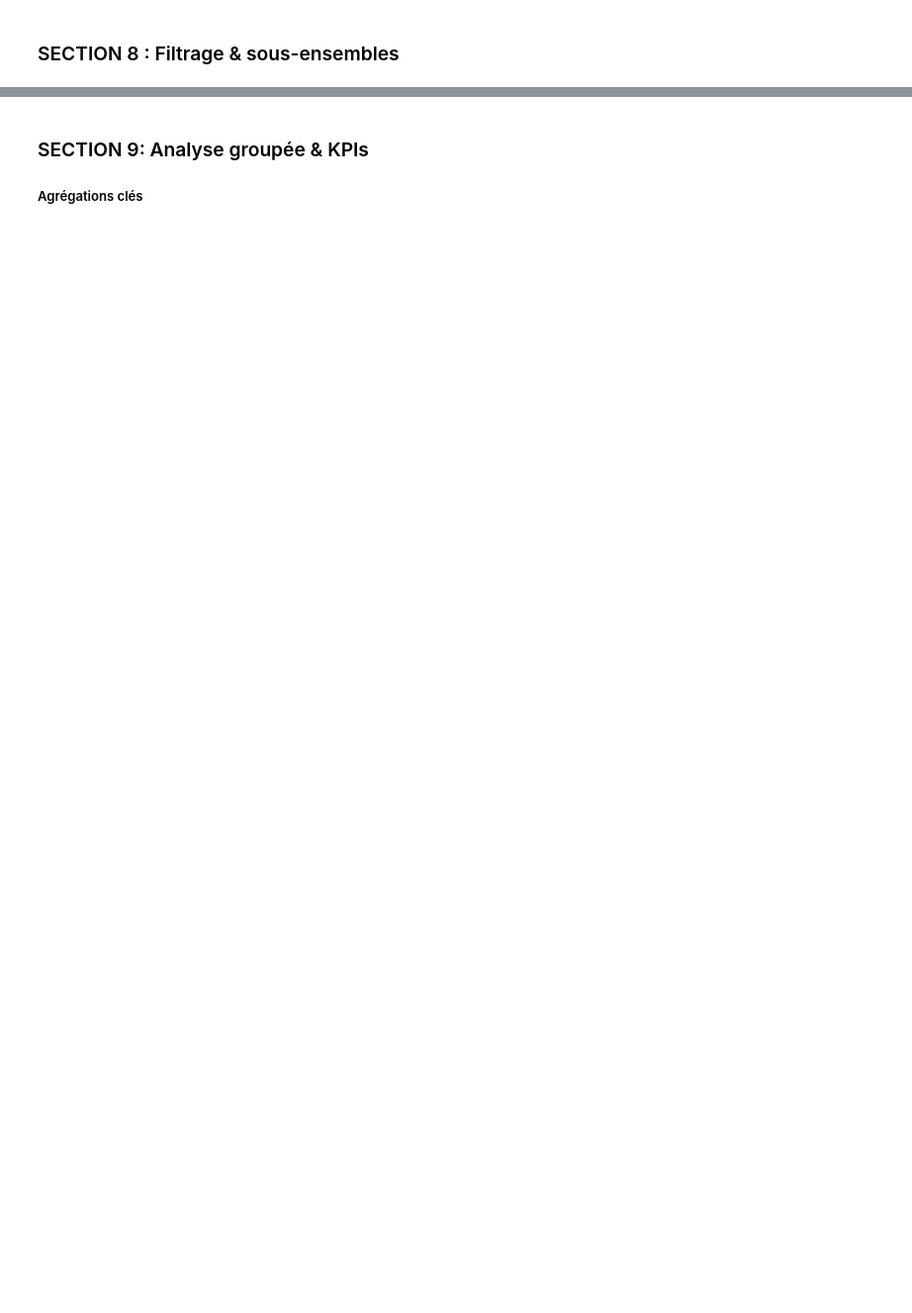
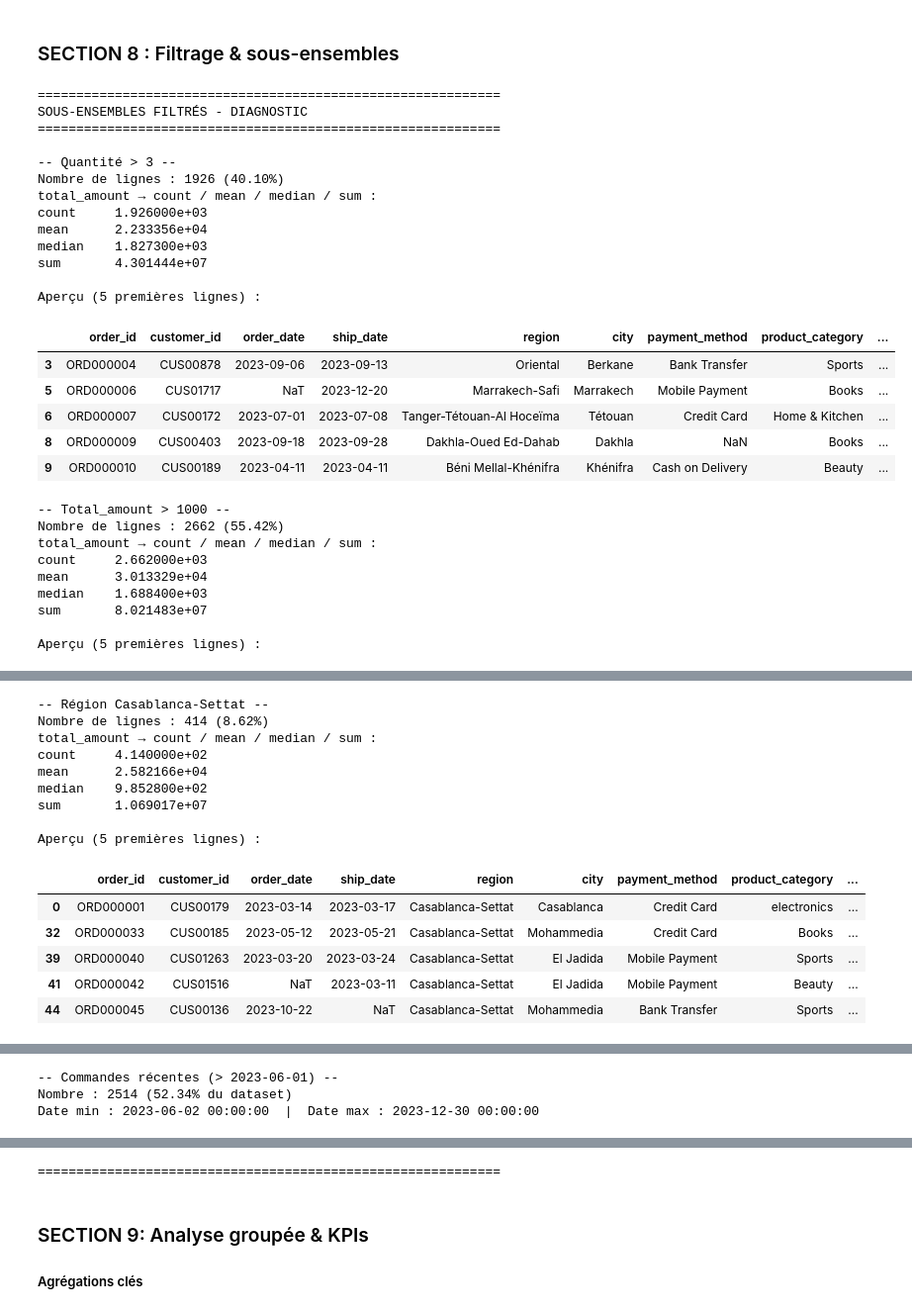
Before and after one commit to Bourzguifatimazahra/moroc_ecom, a Jupyter notebook: Analysis Workflow.ipynb, the cells around one changed output, grey strips where cells are left out. Shown: that part at 99% size. Cells and saved outputs as stored; diff of their text form; code cells hidden in the pictures; blank space fills up the shorter version.

```diff
--- a/Analysis Workflow.ipynb
+++ b/Analysis Workflow.ipynb
@@ -139,8 +494,69 @@ df['total_amount_outlier'] = df['total_amount'].apply(lambda x: 1 if x > Q3 + 1.
 # %% [markdown]
 ### SECTION 8 : Filtrage & sous-ensembles
 # %%
+# S'assurer que 'quantity' est bien numérique
+df['quantity'] = pd.to_numeric(df['quantity'], errors='coerce')
+
 df_qty_gt3 = df[df['quantity'] > 3]
 df_total_gt1000 = df[df['total_amount'] > 1000]
 df_casa_region = df[df['region'] == "Casablanca-Settat"]
 df_non_cod = df[df['payment_method'] != "Cash on Delivery"]
 df_recent_orders = df[df['order_date'] > "2023-06-01"]
+
+# Affichage diagnostics pour chaque sous-ensemble
+print('=' * 60)
+print('SOUS-ENSEMBLES FILTRÉS - DIAGNOSTIC')
+print('=' * 60)
+
+def _diag(subdf, name):
+    total = len(df) if len(df) > 0 else 1
+    print(f"\n-- {name} --")
+    print(f"Nombre de lignes : {len(subdf)} ({len(subdf)/total:.2%})")
+    if 'total_amount' in subdf.columns and subdf['total_amount'].notna().sum() > 0:
+        print('total_amount → count / mean / median / sum :')
+        print(subdf['total_amount'].agg(['count','mean','median','sum']).to_string())
+    print('\nAperçu (5 premières lignes) :')
+    display(subdf.head())
+
+_diag(df_qty_gt3, 'Quantité > 3')
+_diag(df_total_gt1000, 'Total_amount > 1000')
+_diag(df_casa_region, 'Région Casablanca-Settat')
+_diag(df_non_cod, "Méthode paiement ≠ Cash on Delivery")
+
+# Diagnostic spécifique pour les commandes récentes
+print('\n-- Commandes récentes (> 2023-06-01) --')
+print(f"Nombre : {len(df_recent_orders)} ({len(df_recent_orders)/len(df):.2%} du dataset)")
+if len(df_recent_orders) > 0:
+    print(f"Date min : {df_recent_orders['order_date'].min()}  |  Date max : {df_recent_orders['order_date'].max()}")
+    display(df_recent_orders.head())
+
+print('\n' + '=' * 60)
+# %% [output]
+============================================================
+SOUS-ENSEMBLES FILTRÉS - DIAGNOSTIC
+============================================================
+
+-- Quantité > 3 --
+Nombre de lignes : 1926 (40.10%)
+total_amount → count / mean / median / sum :
+count     1.926000e+03
+mean      2.233356e+04
+median    1.827300e+03
+sum       4.301444e+07
+
+Aperçu (5 premières lignes) :
+|  | order_id | customer_id | order_date | ship_date | region | city | payment_method | product_category | ... |
+| 3 | ORD000004 | CUS00878 | 2023-09-06 | 2023-09-13 | Oriental | Berkane | Bank Transfer | Sports | ... |
+| 5 | ORD000006 | CUS01717 | NaT | 2023-12-20 | Marrakech-Safi | Marrakech | Mobile Payment | Books | ... |
+| 6 | ORD000007 | CUS00172 | 2023-07-01 | 2023-07-08 | Tanger-Tétouan-Al Hoceïma | Tétouan | Credit Card | Home & Kitchen | ... |
+| 8 | ORD000009 | CUS00403 | 2023-09-18 | 2023-09-28 | Dakhla-Oued Ed-Dahab | Dakhla | NaN | Books | ... |
+| 9 | ORD000010 | CUS00189 | 2023-04-11 | 2023-04-11 | Béni Mellal-Khénifra | Khénifra | Cash on Delivery | Beauty | ... |
+-- Total_amount > 1000 --
+Nombre de lignes : 2662 (55.42%)
+total_amount → count / mean / median / sum :
+count     2.662000e+03
+mean      3.013329e+04
+median    1.688400e+03
+sum       8.021483e+07
+
+Aperçu (5 premières lignes) :
@@ -146,0 +569,15 @@ df_recent_orders = df[df['order_date'] > "2023-06-01"]
+-- Région Casablanca-Settat --
+Nombre de lignes : 414 (8.62%)
+total_amount → count / mean / median / sum :
+count     4.140000e+02
+mean      2.582166e+04
+median    9.852800e+02
+sum       1.069017e+07
+
+Aperçu (5 premières lignes) :
+|  | order_id | customer_id | order_date | ship_date | region | city | payment_method | product_category | ... |
+| 0 | ORD000001 | CUS00179 | 2023-03-14 | 2023-03-17 | Casablanca-Settat | Casablanca | Credit Card | electronics | ... |
+| 32 | ORD000033 | CUS00185 | 2023-05-12 | 2023-05-21 | Casablanca-Settat | Mohammedia | Credit Card | Books | ... |
+| 39 | ORD000040 | CUS01263 | 2023-03-20 | 2023-03-24 | Casablanca-Settat | El Jadida | Mobile Payment | Sports | ... |
+| 41 | ORD000042 | CUS01516 | NaT | 2023-03-11 | Casablanca-Settat | El Jadida | Mobile Payment | Beauty | ... |
+| 44 | ORD000045 | CUS00136 | 2023-10-22 | NaT | Casablanca-Settat | Mohammedia | Bank Transfer | Sports | ... |
@@ -146,0 +599,3 @@ df_recent_orders = df[df['order_date'] > "2023-06-01"]
+-- Commandes récentes (> 2023-06-01) --
+Nombre : 2514 (52.34% du dataset)
+Date min : 2023-06-02 00:00:00  |  Date max : 2023-12-30 00:00:00
@@ -147,3 +608,4 @@ df_recent_orders = df[df['order_date'] > "2023-06-01"]
+============================================================
 # %% [markdown]
 ### SECTION 9: Analyse groupée & KPIs
 ##### Agrégations clés
```
Also changed, not shown: parts of 9 cells of this notebook.
